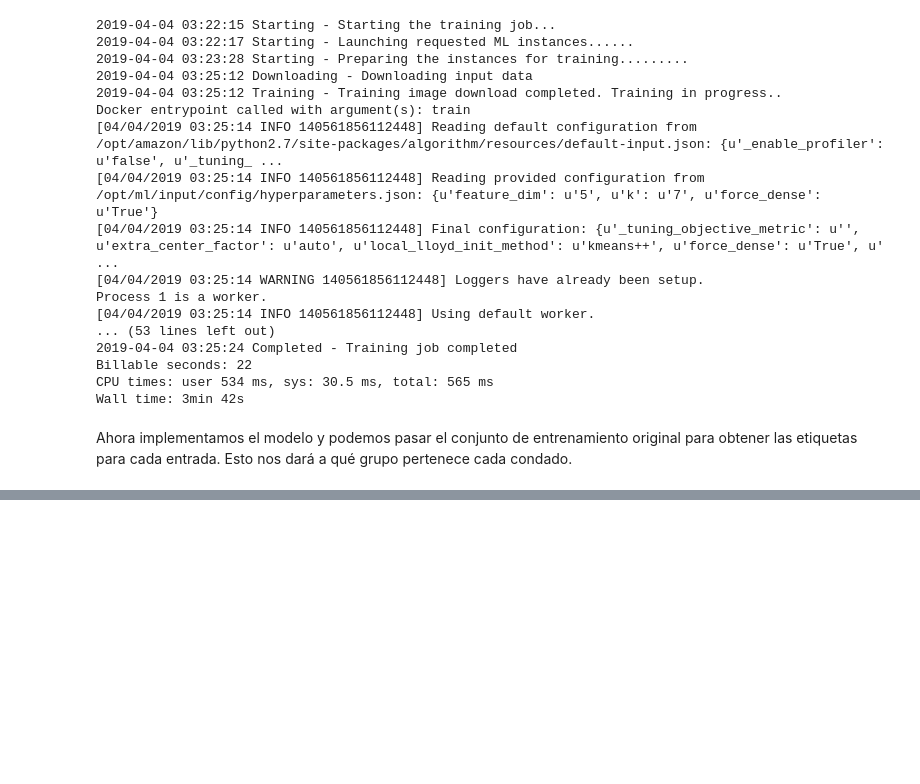
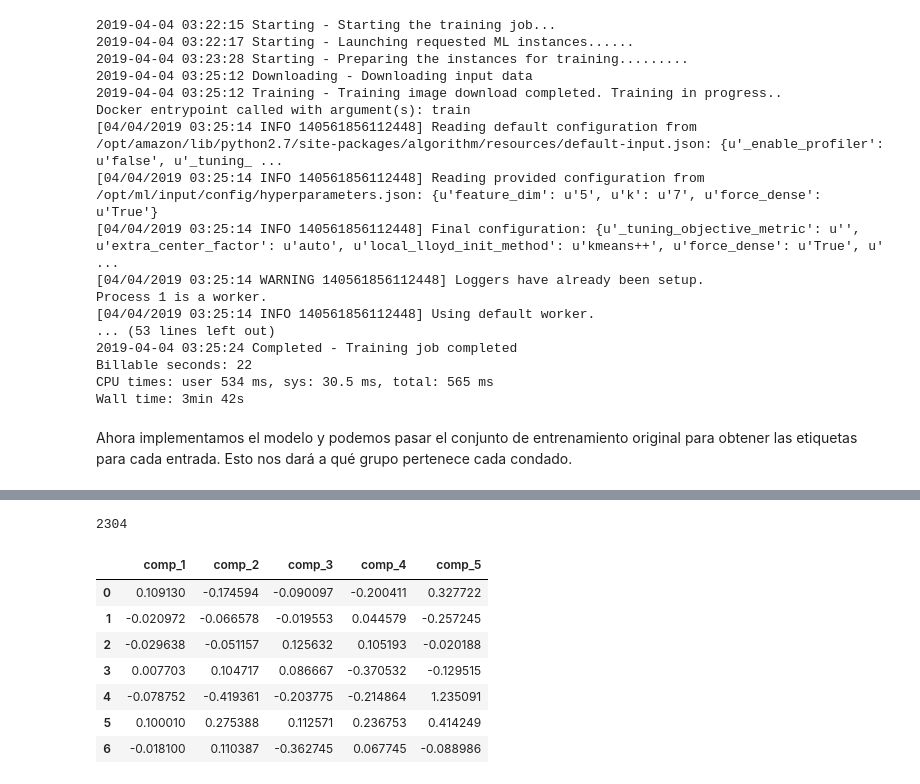
Before and after one commit to iris9112/amazon_sagemaker_test, a Jupyter notebook: Ejercicio Analyze US census data.ipynb, the cells around one changed output, grey strips where cells are left out. Cells and saved outputs as stored; diff of their text form; code cells hidden in the pictures; blank space fills up the shorter version.

```diff
--- a/Ejercicio Analyze US census data.ipynb
+++ b/Ejercicio Analyze US census data.ipynb
@@ -533,0 +561,6 @@ ResourceLimitExceeded: An error occurred (ResourceLimitExceeded) when calling th
+# %%
+boto3.resource('s3').Bucket(bucket_name).download_file(model_key, 'model.tar.gz')
+os.system('tar -zxvf model.tar.gz')
+os.system('unzip model_algo-1')
+# %% [output]
+2304
@@ -533,0 +569,14 @@ ResourceLimitExceeded: An error occurred (ResourceLimitExceeded) when calling th
+# %%
+# location of the centers of each cluster identified by the Kmeans algorithm
+cluster_centroids = pd.DataFrame(Kmeans_model_params[0].asnumpy())
+cluster_centroids.columns = counties_transformed.columns
+cluster_centroids
+# %% [output]
+|  | comp_1 | comp_2 | comp_3 | comp_4 | comp_5 |
+| 0 | 0.109130 | -0.174594 | -0.090097 | -0.200411 | 0.327722 |
+| 1 | -0.020972 | -0.066578 | -0.019553 | 0.044579 | -0.257245 |
+| 2 | -0.029638 | -0.051157 | 0.125632 | 0.105193 | -0.020188 |
+| 3 | 0.007703 | 0.104717 | 0.086667 | -0.370532 | -0.129515 |
+| 4 | -0.078752 | -0.419361 | -0.203775 | -0.214864 | 1.235091 |
+| 5 | 0.100010 | 0.275388 | 0.112571 | 0.236753 | 0.414249 |
+| 6 | -0.018100 | 0.110387 | -0.362745 | 0.067745 | -0.088986 |
```
Also changed, not shown: parts of 15 cells of this notebook, 3 other files.
